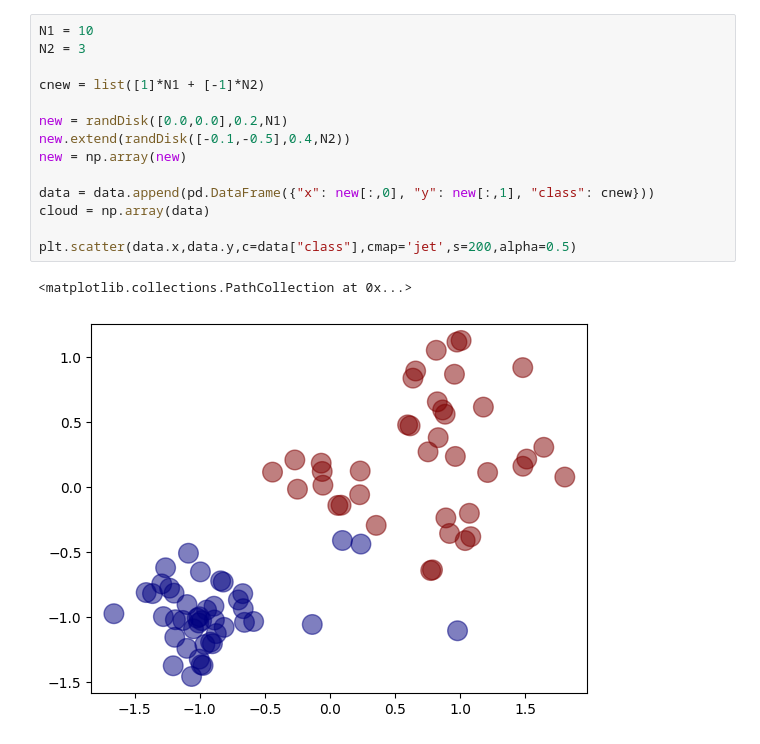
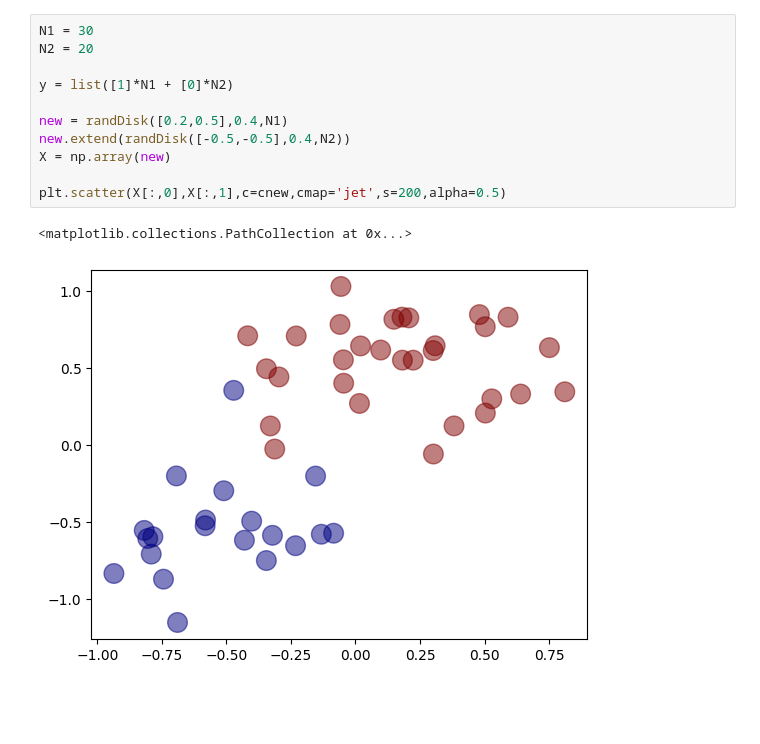
Before and after one commit to kaygun/2022-Fall-388E, a Jupyter notebook: lecture-8.ipynb, the cells around one changed output. Drawn from its saved outputs; the diff is of its cells as text; blank space fills up the shorter version.

```diff
--- a/lecture-8.ipynb
+++ b/lecture-8.ipynb
@@ -80,17 +142,14 @@ In cases where the data is not completely separable, we might allow some mixing
 # %%
-N1 = 10
-N2 = 3
+N1 = 30
+N2 = 20
 
-cnew = list([1]*N1 + [-1]*N2)
+y = list([1]*N1 + [0]*N2)
 
-new = randDisk([0.0,0.0],0.2,N1)
-new.extend(randDisk([-0.1,-0.5],0.4,N2))
-new = np.array(new)
+new = randDisk([0.2,0.5],0.4,N1)
+new.extend(randDisk([-0.5,-0.5],0.4,N2))
+X = np.array(new)
 
-data = data.append(pd.DataFrame({"x": new[:,0], "y": new[:,1], "class": cnew}))
-cloud = np.array(data)
-
-plt.scatter(data.x,data.y,c=data["class"],cmap='jet',s=200,alpha=0.5)
+plt.scatter(X[:,0],X[:,1],c=cnew,cmap='jet',s=200,alpha=0.5)
 # %% [output]
 <matplotlib.collections.PathCollection at 0x...>
-[figure, old version]
+[figure, new version]
```
Also changed, not shown: parts of 40 cells of this notebook.
